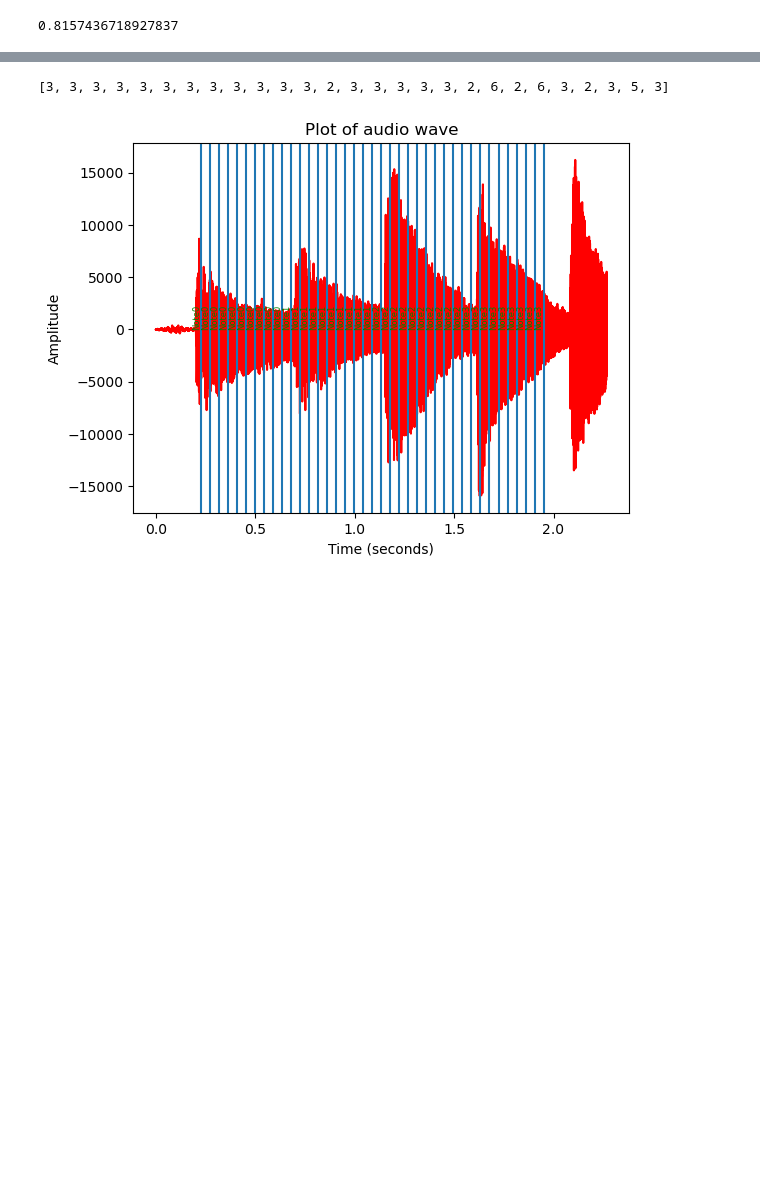
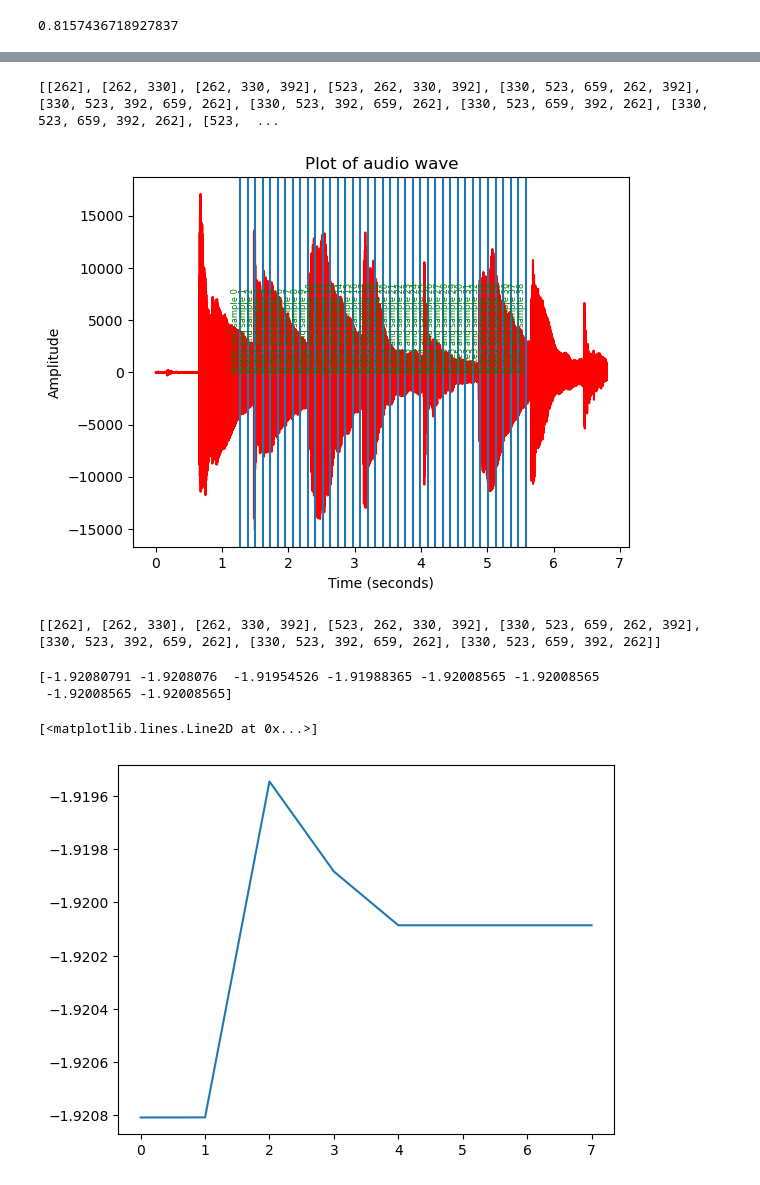
Before and after one commit to josephinecowley/Score-follower, a Jupyter notebook: viterbi_experiments/viterbi_state_duration_models.ipynb, the cells around one changed output, grey strips where cells are left out. Cells and saved outputs as stored; diff of their text form; code cells hidden in the pictures; blank space fills up the shorter version.

```diff
--- a/viterbi_experiments/viterbi_state_duration_models.ipynb
+++ b/viterbi_experiments/viterbi_state_duration_models.ipynb
@@ -141,8 +155,8 @@ freqs = [100, 150, 200, 250, 261, 275,300, 350, 400]
 probs = []
 probs_data_fit = []
 for f in range(len(score[:7])):
-    lml = -helper.stable_nlml(time_samples, audio_data[52], M=9,   normalised=False, f=score[f], T=0.465, v=2.37)
-    lml_data_fit = -helper.relative_nlml(time_samples, audio_data[52], M=9,   normalised=False, f=score[f], T=0.465, v=2.37)
+    lml = -helper.stable_nlml(time_samples, audio_data[2], M=9,   normalised=False, f=score[f], T=0.465, v=2.37)
+    lml_data_fit = -helper.relative_nlml(time_samples, audio_data[2], M=9,   normalised=False, f=score[f], T=0.465, v=2.37)
     probs.append(lml)
     probs_data_fit.append(lml_data_fit)
 print("data dfit values: ",np.mean(probs_data_fit), np.var(probs_data_fit), np.max(probs_data_fit)-np.min(probs_data_fit))
@@ -287,12 +301,53 @@ expected 11.010416666666666
 # %%
-print(counter)
+print(score)
 # %% [output]
-[3, 3, 3, 3, 3, 3, 3, 3, 3, 3, 3, 3, 2, 3, 3, 3, 3, 3, 2, 6, 2, 6, 3, 2, 3, 5, 3]
+[[262], [262, 330], [262, 330, 392], [523, 262, 330, 392], [330, 523, 659, 262, 392], [330, 523, 392, 659, 262], [330, 523, 392, 659, 262], [330, 523, 659, 392, 262], [330, 523, 659, 392, 262], [523,  ...
 # %%
+time_samples = np.linspace(0, performance_duration, len(data))
+show = 300000
 # Plot data to help visualise it
 helper.plot_audio(time_samples[:show], data[:show])
 for _, i in enumerate(sample_indices[:39]):
     plt.axvline(i/sample_rate)
-    plt.text(sample_indices[_]/sample_rate, 0.3, f'Note{path[_]}', color='green', ha='right', va='bottom', rotation=90, fontsize=6)
+    plt.text(sample_indices[_]/sample_rate, 0.3, f'Note{path[_]} and sample {_}', color='green', ha='right', va='bottom', rotation=90, fontsize=6)
 # %% [output]
-[figure, old version]
+[figure, new version]
+# %%
+print(score[:8])
+score[3] = [262, 330, 392, 523]
+# %% [output]
+[[262], [262, 330], [262, 330, 392], [523, 262, 330, 392], [330, 523, 659, 262, 392], [330, 523, 392, 659, 262], [330, 523, 392, 659, 262], [330, 523, 659, 392, 262]]
+# %%
+# Create cov_dict
+
+cov_dict = {}
+sample_length = 1000
+sample_rate = 44100
+M=9
+transition=0.465
+v=2.37
+sigma_f=1/500000
+sigma_n=100
+time_samples = np.linspace(0, sample_length/sample_rate, sample_length)
+max_d = 50
+
+for state in score[:10]:
+    if str(state) not in cov_dict:
+        cov_dict[str(state)] = helper.SM_kernel(
+            time_samples, time_samples, M=M,  f=state, sigma_f=sigma_f, T=transition, v=v) + sigma_n**2 * np.eye(sample_length)
+# %%
+lml = []
+for i in range(8):
+    lml.append(-helper.stable_nlml(time_samples, audio_data[9], M=9, normalised=False, f=score[i], T=0.465, v=2.37, cov_dict=cov_dict)  )
+# lml.append(-helper.relative_nlml(time_samples, audio_data[0], M=9, normalised=False, f=score[1], T=0.465, v=2.37, cov_dict=cov_dict)  )
+
+
+
+lml_scaled = np.sign(lml) * np.abs(lml)**0.05
+print(lml_scaled)
+plt.plot(lml_scaled)
+# %% [output]
+[-1.92080791 -1.9208076  -1.91954526 -1.91988365 -1.92008565 -1.92008565
+ -1.92008565 -1.92008565]
+[<matplotlib.lines.Line2D at 0x...>]
+[figure, added]
```
Also changed, not shown: parts of 15 cells of this notebook, 1 other file.
